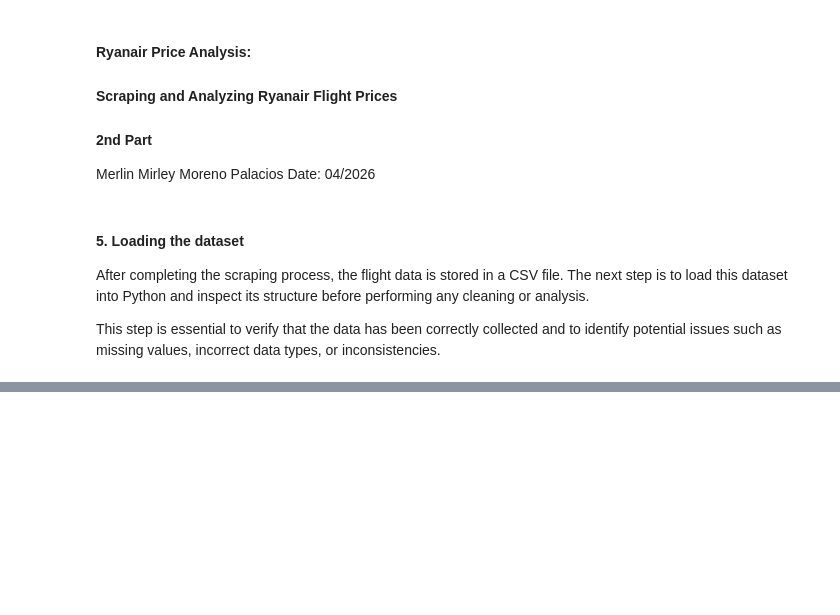
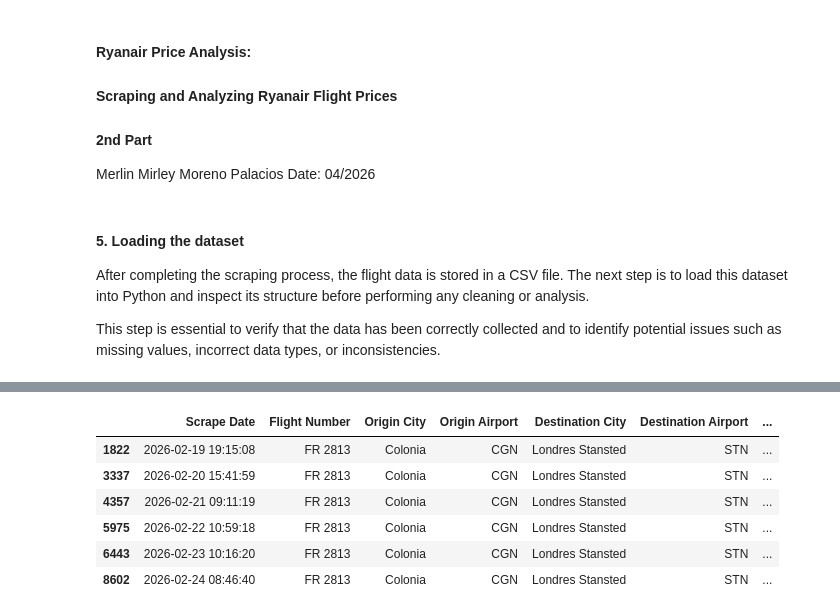
Before and after one commit to mopamerlin-boop/Portafolio, a Jupyter notebook: Ryanair/2Ryanair_an.ipynb, the cells around one changed output, grey strips where cells are left out. Drawn from its saved outputs; the diff is of its cells as text; code cells hidden in the pictures; blank space fills up the shorter version.

```diff
--- a/Ryanair/2Ryanair_an.ipynb
+++ b/Ryanair/2Ryanair_an.ipynb
@@ -92,0 +125,10 @@ df.shape
+# %%
+df[(df["Price"] == "sold out")]
+# %% [output]
+|  | Scrape Date | Flight Number | Origin City | Origin Airport | Destination City | Destination Airport | ... |
+| 1822 | 2026-02-19 19:15:08 | FR 2813 | Colonia | CGN | Londres Stansted | STN | ... |
+| 3337 | 2026-02-20 15:41:59 | FR 2813 | Colonia | CGN | Londres Stansted | STN | ... |
+| 4357 | 2026-02-21 09:11:19 | FR 2813 | Colonia | CGN | Londres Stansted | STN | ... |
+| 5975 | 2026-02-22 10:59:18 | FR 2813 | Colonia | CGN | Londres Stansted | STN | ... |
+| 6443 | 2026-02-23 10:16:20 | FR 2813 | Colonia | CGN | Londres Stansted | STN | ... |
+| 8602 | 2026-02-24 08:46:40 | FR 2813 | Colonia | CGN | Londres Stansted | STN | ... |
```
Also changed, not shown: parts of 28 cells of this notebook.
